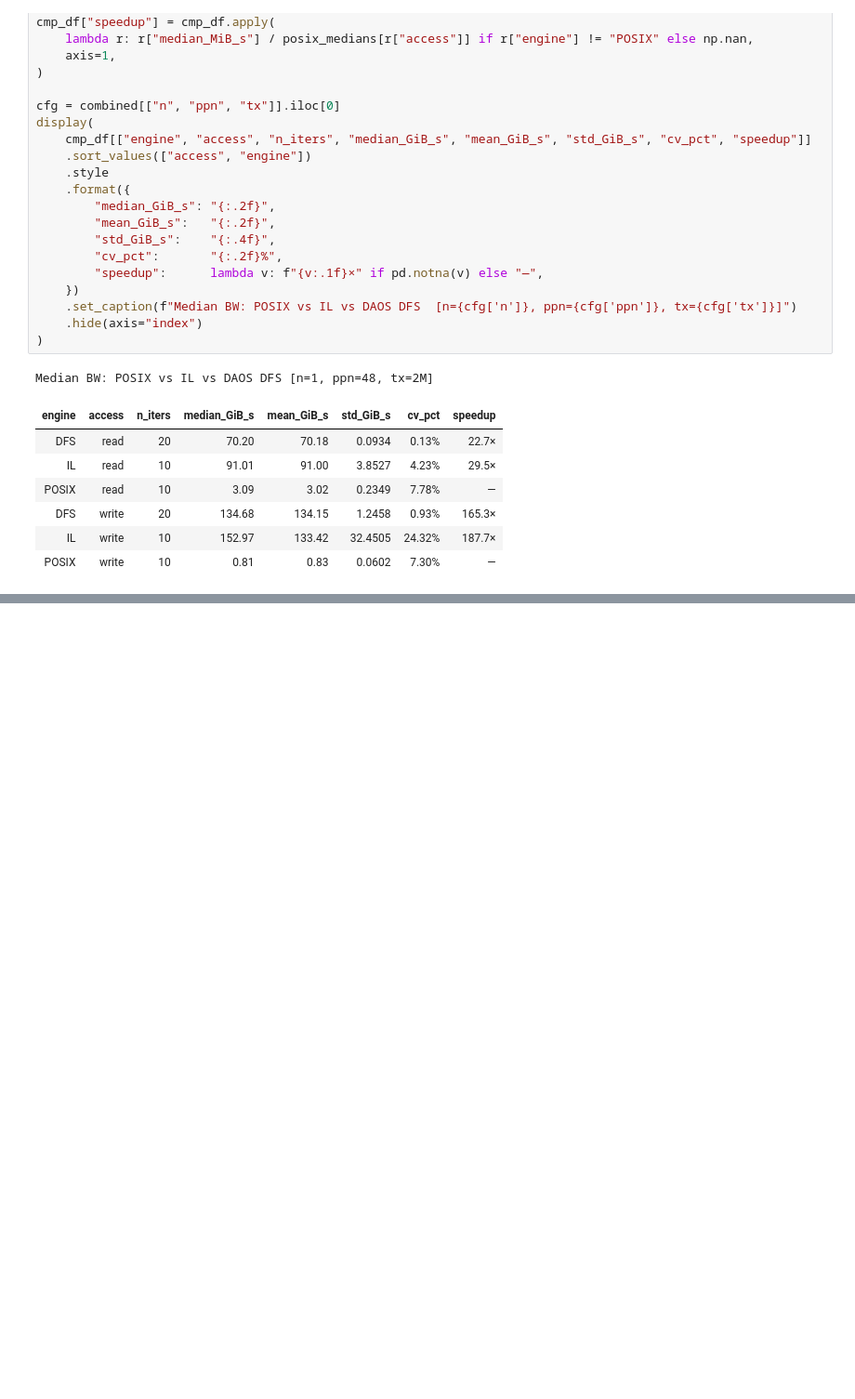
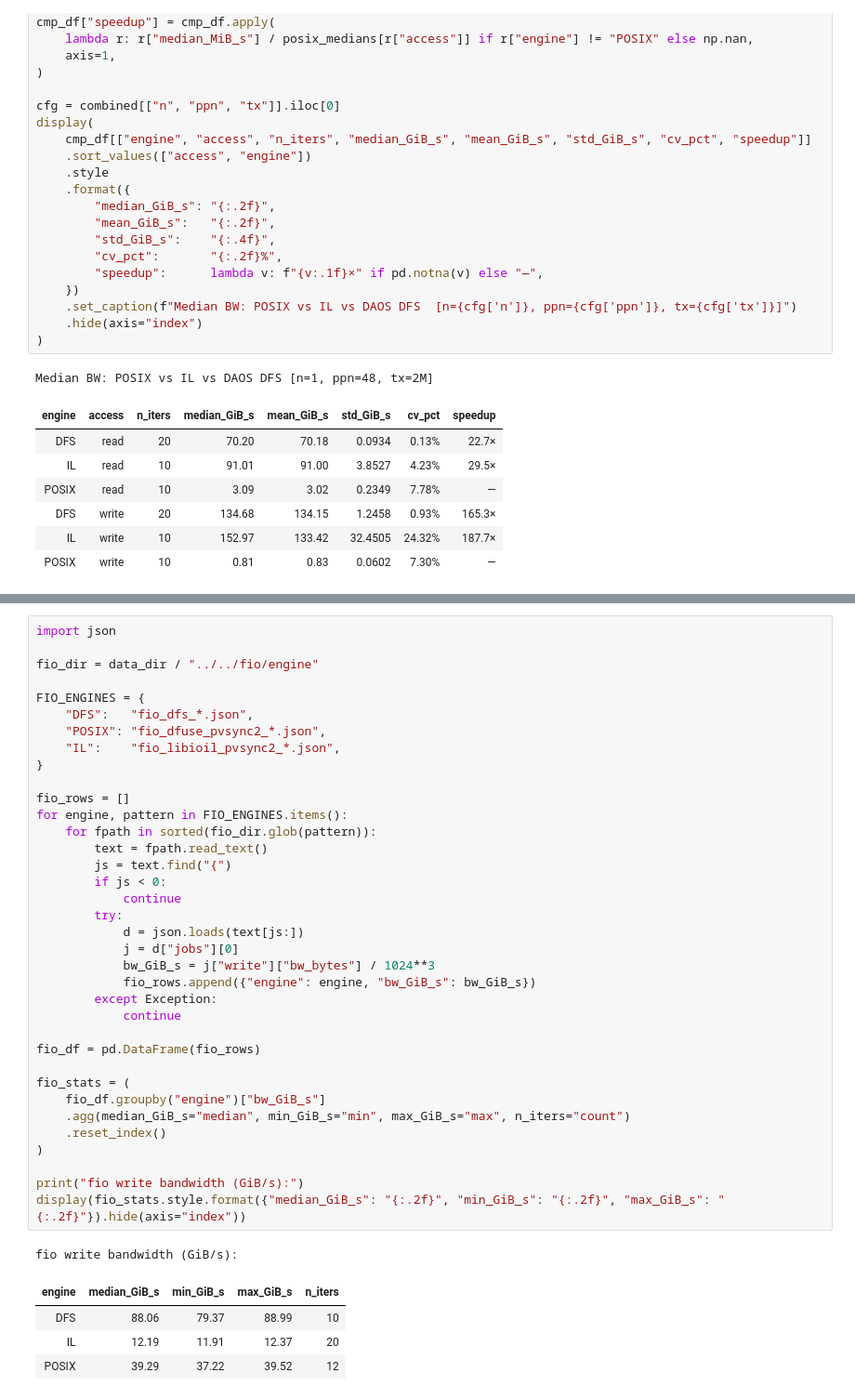
Before and after one commit to cissieAB/pdsw26_daos-bench, a Jupyter notebook: results/aurora/ior/engine/ior_engine_analysis.ipynb, the cells around one changed output, grey strips where cells are left out. Shown at 93% size. Cells and saved outputs as stored; diff of their text form; blank space fills up the shorter version.

```diff
--- a/results/aurora/ior/engine/ior_engine_analysis.ipynb
+++ b/results/aurora/ior/engine/ior_engine_analysis.ipynb
@@ -223,0 +227,42 @@ plt.show()
+# %%
+import json
+
+fio_dir = data_dir / "../../fio/engine"
+
+FIO_ENGINES = {
+    "DFS":   "fio_dfs_*.json",
+    "POSIX": "fio_dfuse_pvsync2_*.json",
+    "IL":    "fio_libioil_pvsync2_*.json",
+}
+
+fio_rows = []
+for engine, pattern in FIO_ENGINES.items():
+    for fpath in sorted(fio_dir.glob(pattern)):
+        text = fpath.read_text()
+        js = text.find("{")
+        if js < 0:
+            continue
+        try:
+            d = json.loads(text[js:])
+            j = d["jobs"][0]
+            bw_GiB_s = j["write"]["bw_bytes"] / 1024**3
+            fio_rows.append({"engine": engine, "bw_GiB_s": bw_GiB_s})
+        except Exception:
+            continue
+
+fio_df = pd.DataFrame(fio_rows)
+
+fio_stats = (
+    fio_df.groupby("engine")["bw_GiB_s"]
+    .agg(median_GiB_s="median", min_GiB_s="min", max_GiB_s="max", n_iters="count")
+    .reset_index()
+)
+
+print("fio write bandwidth (GiB/s):")
+display(fio_stats.style.format({"median_GiB_s": "{:.2f}", "min_GiB_s": "{:.2f}", "max_GiB_s": "{:.2f}"}).hide(axis="index"))
+# %% [output]
+fio write bandwidth (GiB/s):
+| engine | median_GiB_s | min_GiB_s | max_GiB_s | n_iters |
+| DFS | 88.06 | 79.37 | 88.99 | 10 |
+| IL | 12.19 | 11.91 | 12.37 | 20 |
+| POSIX | 39.29 | 37.22 | 39.52 | 12 |
```
Also changed, not shown: parts of 3 cells of this notebook, 1 other file.
